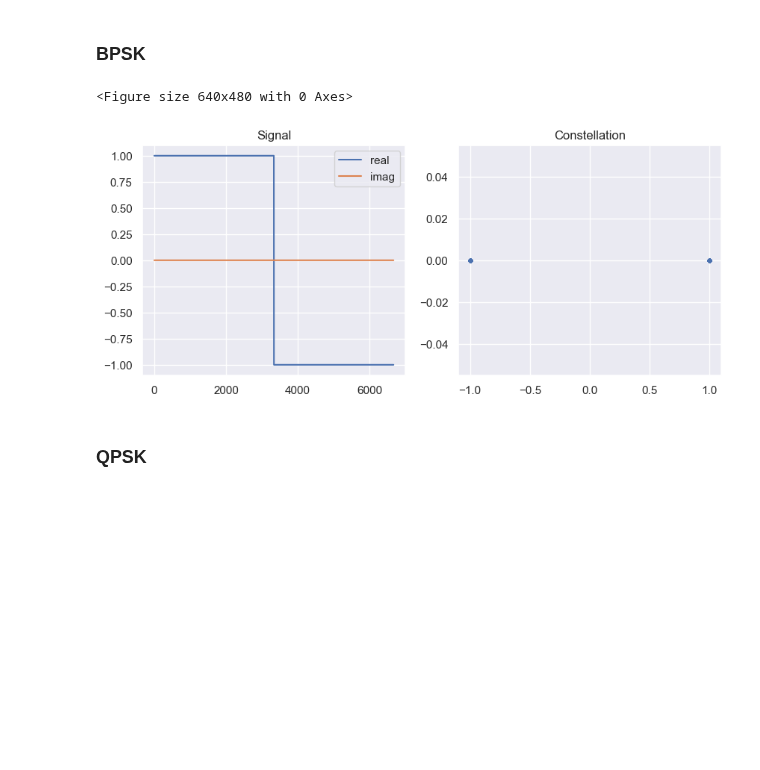
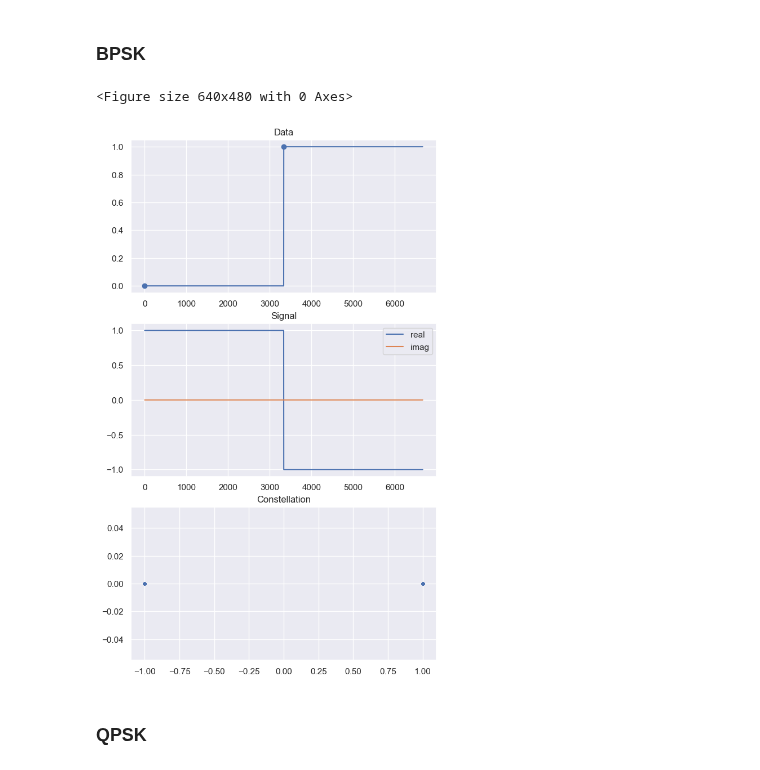
Before and after one commit to zanderman/gan-wireless-5g, a Jupyter notebook: dataset.ipynb, the cells around one changed output. Saved outputs shown, nothing was run; the diff lists cells and outputs as text; code cells hidden in the pictures; blank space fills up the shorter version.

Commit message:
Refactor functions
- Adds `repeat` to duplicate input elements based on baud rate
- Adds plotting of encoded data

```diff
--- a/dataset.ipynb
+++ b/dataset.ipynb
@@ -145,15 +170,19 @@ def psk(
     Args:
         scheme (np.ndarray[float]): Bit-to-symbol lookup array.
         bits (np.ndarray[int]): Array of bits to modulate.
-        fc (float, optional): Carrier frequency. Defaults to None.
+        fs (float): Sample rate (Hz).
+        fc (float, optional): Carrier frequency (Hz). Defaults to None.
+        return_amplitude (bool, optional): Flag to return modulated phases. Defaults to False.
 
     Returns:
-        np.ndarray[float]: Modulated signal.
+        np.ndarray[float]: Vector of modulated signal (`return_phase=False`), or phases (`return_phase=True`).
     """
+    # Lookup symbol for each bit.
+    sym = scheme[bits]
+
     # Lookup phases for each bit in the sequence.
-    n_samples, phi = bits2schemelookup(
-        scheme=scheme,
-        bits=bits,
+    phi = repeat(
+        x=sym,
         baud=baud,
         fs=fs,
     )
@@ -164,6 +193,7 @@ def psk(
     if fc is None:
         t = None
     else:
+        n_samples = len(phi)
         t = n2t(n=n_samples, fs=fs)
 
     # Generate signal.
@@ -218,26 +248,32 @@ plt.legend()
 # %%
 fc = None # 1e3
 fs = 10e5
 bits = np.arange(0, 2)
 baud = 300
 x = bpsk(bits=bits, baud=baud, fs=fs, fc=fc)
 n = np.r_[0:len(x)]
 
 
 plt.figure()
 
-fig, axd = plt.subplot_mosaic("AB", figsize=(10,4))
-axd['A'].plot(n, np.real(x), label='real')
-axd['A'].plot(n, np.imag(x), label='imag')
-axd['A'].set_title('Signal')
-axd['A'].legend()
+fig, axd = plt.subplot_mosaic("A;B;C", figsize=(7,12))
+pkey = 'A'
+axd[pkey].plot(n, repeat(bits, baud=baud, fs=fs), marker='o', markevery=int(fs/baud))
+axd[pkey].set_title('Data')
 
-axd['B'].plot(np.real(x.round(10)), np.imag(x.round(10)), '.')
-axd['B'].set_title('Constellation')
-axd['B'].grid(True)
+pkey = 'B'
+axd[pkey].plot(n, np.real(x), label='real')
+axd[pkey].plot(n, np.imag(x), label='imag')
+axd[pkey].set_title('Signal')
+axd[pkey].legend()
+
+pkey = 'C'
+axd[pkey].plot(np.real(x.round(10)), np.imag(x.round(10)), '.')
+axd[pkey].set_title('Constellation')
+axd[pkey].grid(True)
 # %% [output]
 <Figure size 640x480 with 0 Axes>
-[figure, old version]
+[figure, new version]
 # %% [markdown]
 ### QPSK
 # %%
```
Also changed, not shown: parts of 5 cells of this notebook.
